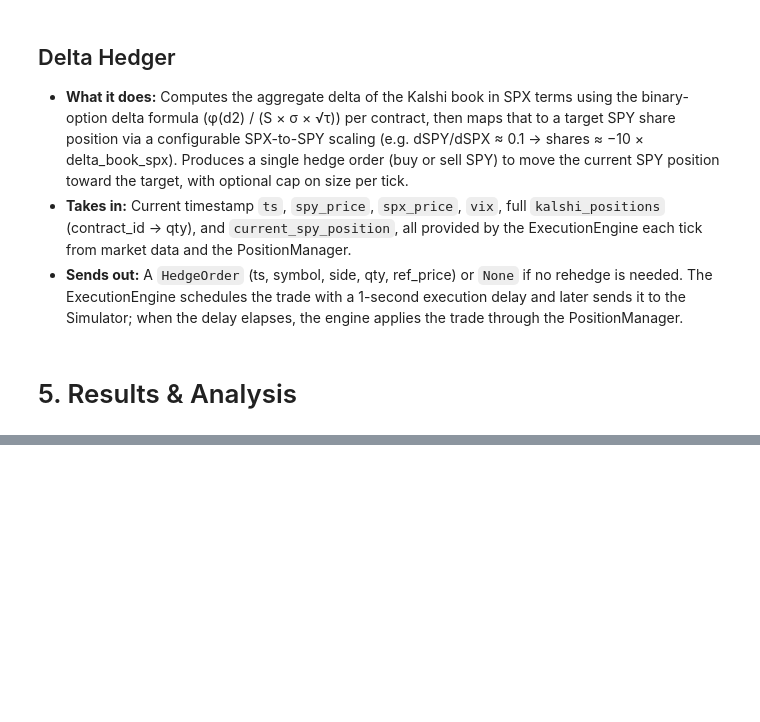
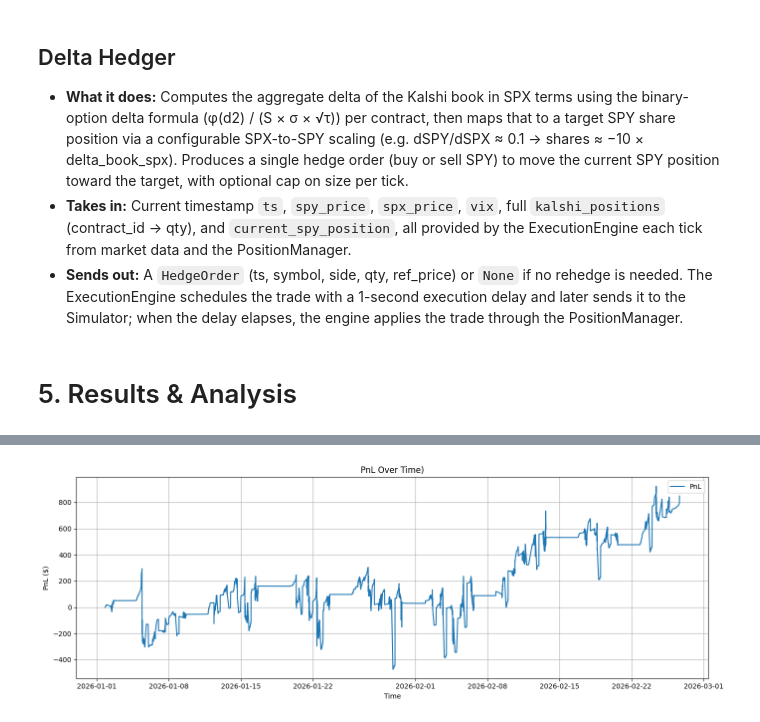
Before and after one commit to chris-mulligan-50/FINM-33150-Quantitative-Trading-Strategies-Final-Project-Kalshi-Market-Making-, a Jupyter notebook: submission.ipynb, the cells around one changed output, grey strips where cells are left out. Saved outputs shown, nothing was run; the diff lists cells and outputs as text; code cells hidden in the pictures; blank space fills up the shorter version.

Commit message:
Added 3 dfs of results for analysis.

```diff
--- a/submission.ipynb
+++ b/submission.ipynb
@@ -652,0 +661,5 @@ In our implementation, we created a modular market making bot that currently int
+# %%
+### Sim Results w/ Fees (What we'll be analyzing).DS_Store
+
+df = pl.read_parquet("simulation_output.parquet")
+df.tail()
@@ -652,0 +675,22 @@ In our implementation, we created a modular market making bot that currently int
+# %%
+import matplotlib.pyplot as plt
+
+# Ensure 'ts' is sorted and in datetime format
+df_sorted = df.sort("ts")
+if not isinstance(df_sorted["ts"][0], (str,)):
+    ts = df_sorted["ts"].to_pandas()
+else:
+    ts = pl.Series(df_sorted["ts"]).to_pandas()
+pnl = df_sorted["pnl"]  # Use only cash PnL; Kalshi contracts marked 0 at end
+
+plt.figure(figsize=(14, 5))
+plt.plot(ts, pnl, label="PnL")
+plt.xlabel("Time")
+plt.ylabel("PnL ($)")
+plt.title("PnL Over Time)")
+plt.legend()
+plt.grid(True)
+plt.tight_layout()
+plt.show()
+# %% [output]
+[figure, added]
```
Also changed, not shown: parts of 8 cells of this notebook, 12 other files.
